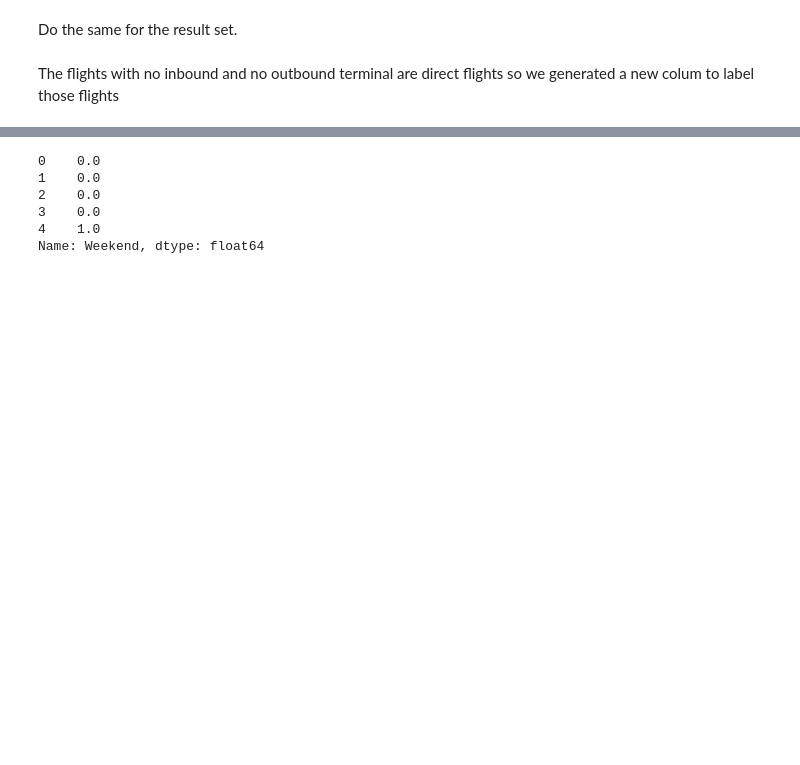
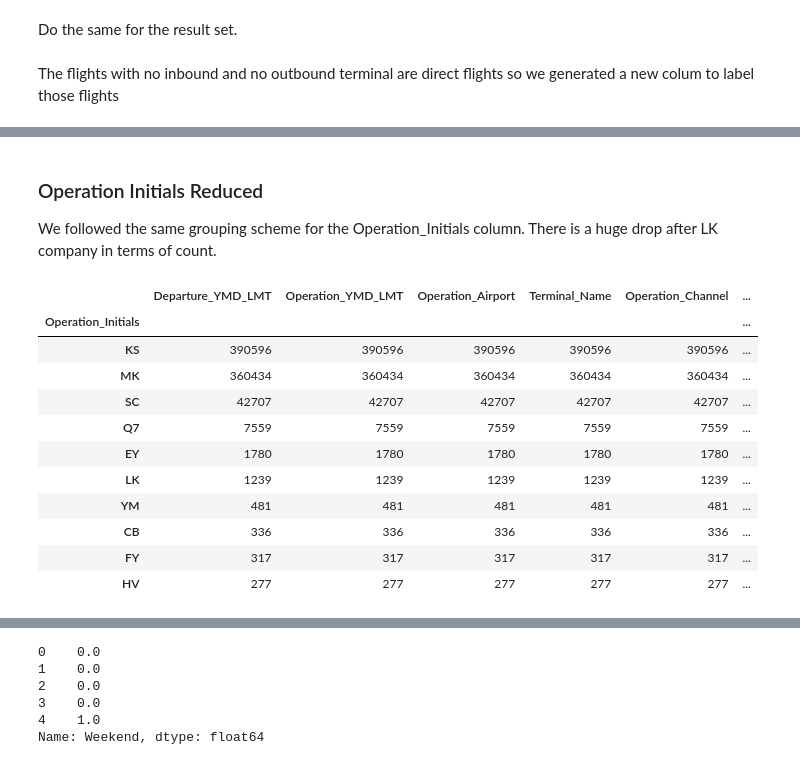
Before and after one commit to duyqu-chan/THY-Travel-Datathon, a Jupyter notebook: TravelDatathon_preselection.ipynb, the cells around one changed output, grey strips where cells are left out. Drawn from its saved outputs; the diff is of its cells as text; code cells hidden in the pictures; blank space fills up the shorter version.

```diff
--- a/TravelDatathon_preselection.ipynb
+++ b/TravelDatathon_preselection.ipynb
@@ -643,0 +715,22 @@ result_df['Direct_Flight'] = np.where((result_df.Inbound_Departure_Airport == 'U
+# %%
+train_df['Operation_Airport_Reduced'] = np.where((train_df.Operation_Airport == 'KDT') | (train_df.Operation_Airport == 'IST') | (train_df.Operation_Airport == 'SKW') | (train_df.Operation_Airport == 'EST'), train_df.Operation_Airport, 'OTHERS')
+result_df['Operation_Airport_Reduced'] = np.where((result_df.Operation_Airport == 'KDT') | (result_df.Operation_Airport == 'IST') | (result_df.Operation_Airport == 'SKW') | (result_df.Operation_Airport == 'EST'), result_df.Operation_Airport, 'OTHERS')
+# %% [markdown]
+### Operation Initials Reduced
+
+We followed the same grouping scheme for the Operation_Initials column. There is a huge drop after LK company in terms of count.
+# %%
+train_df.groupby('Operation_Initials').count().sort_values('Operation_Airport', ascending=False).head(10)
+# %% [output]
+|  | Departure_YMD_LMT | Operation_YMD_LMT | Operation_Airport | Terminal_Name | Operation_Channel | ... |
+| Operation_Initials |  |  |  |  |  | ... |
+| KS | 390596 | 390596 | 390596 | 390596 | 390596 | ... |
+| MK | 360434 | 360434 | 360434 | 360434 | 360434 | ... |
+| SC | 42707 | 42707 | 42707 | 42707 | 42707 | ... |
+| Q7 | 7559 | 7559 | 7559 | 7559 | 7559 | ... |
+| EY | 1780 | 1780 | 1780 | 1780 | 1780 | ... |
+| LK | 1239 | 1239 | 1239 | 1239 | 1239 | ... |
+| YM | 481 | 481 | 481 | 481 | 481 | ... |
+| CB | 336 | 336 | 336 | 336 | 336 | ... |
+| FY | 317 | 317 | 317 | 317 | 317 | ... |
+| HV | 277 | 277 | 277 | 277 | 277 | ... |
```
Also changed, not shown: parts of 65 cells of this notebook.
